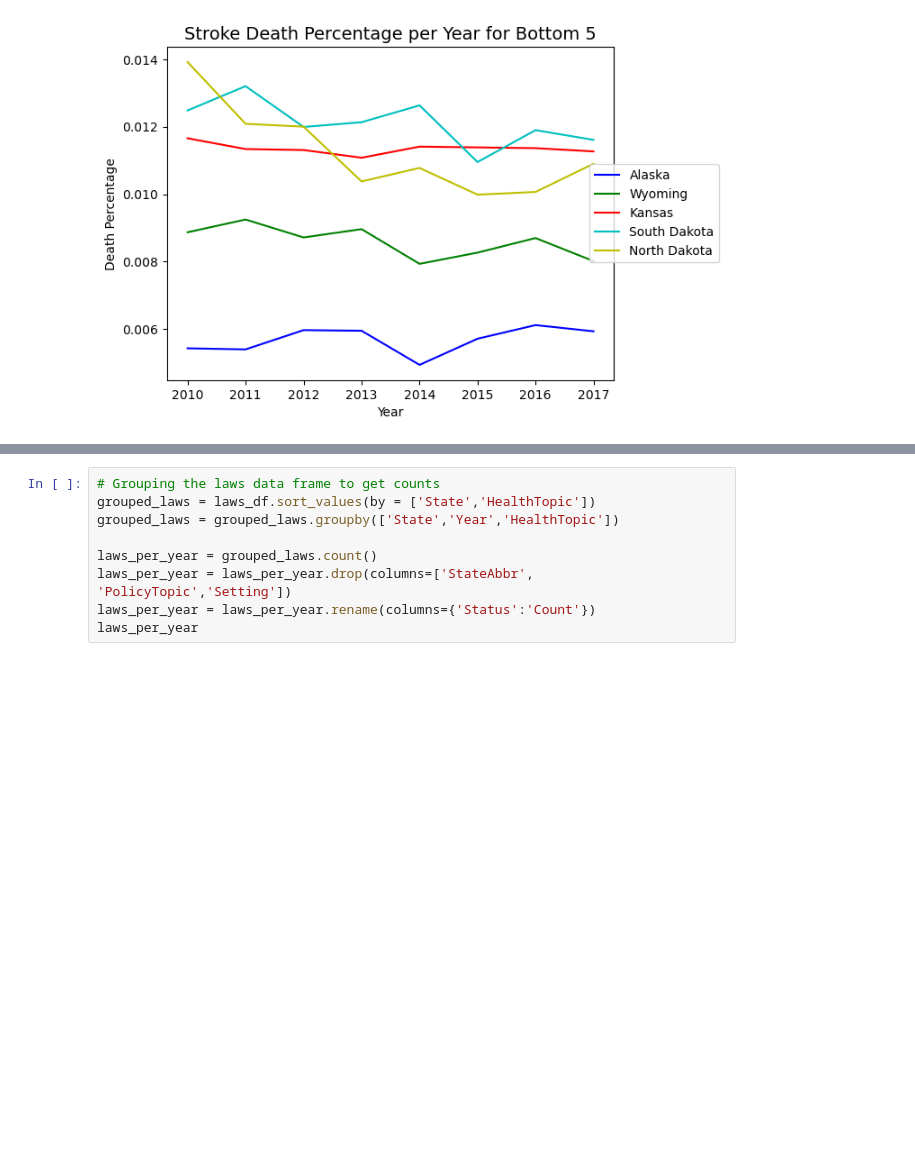
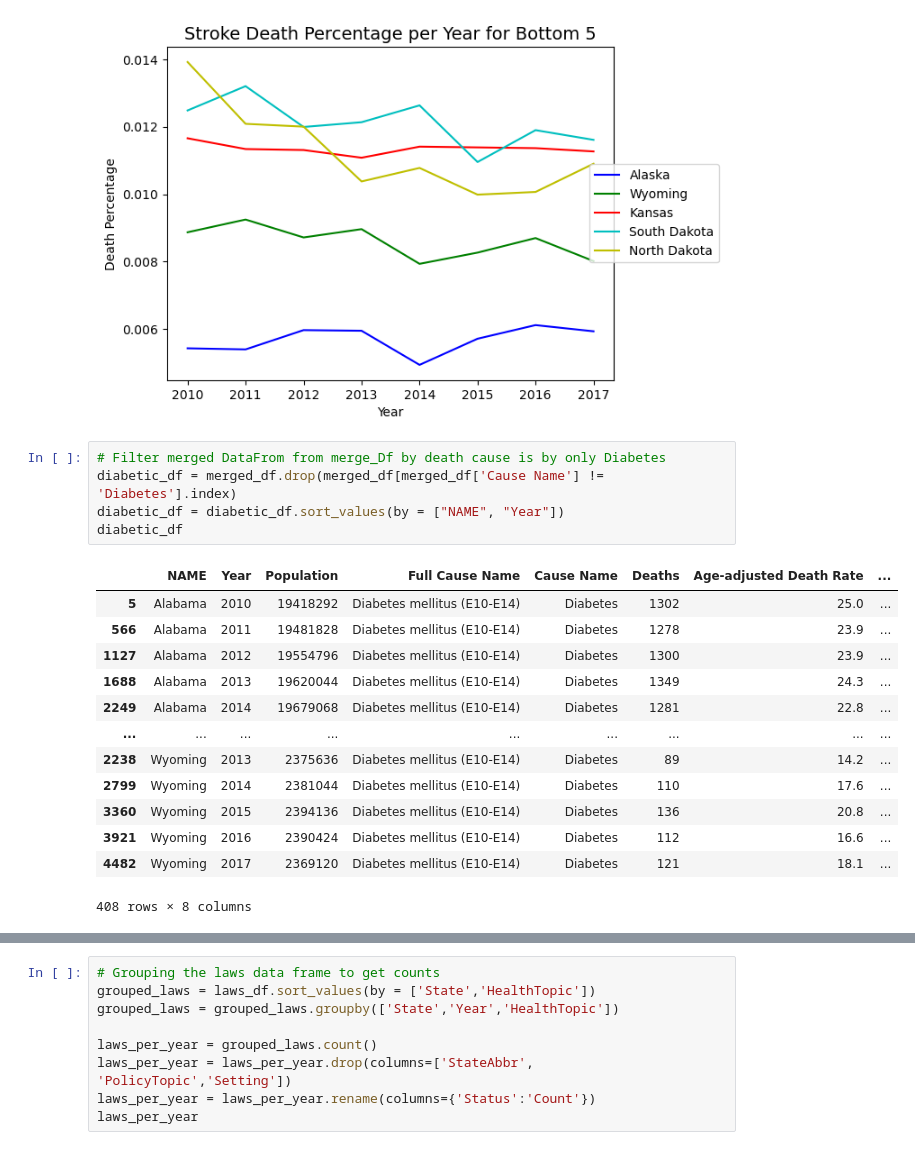
Before and after one commit to wreinhold/bootcamp-group1-project, a Jupyter notebook: deaths_legislation.ipynb, the cells around one changed output, grey strips where cells are left out. Saved outputs shown, nothing was run; the diff lists cells and outputs as text; blank space fills up the shorter version.

```diff
--- a/deaths_legislation.ipynb
+++ b/deaths_legislation.ipynb
@@ -147,3 +147,22 @@ plt.legend(loc='center right', bbox_to_anchor=(1.25, 0.5))
 plt.show()
 # %% [output]
 [figure]
+# %%
+# Filter merged DataFrom from merge_Df by death cause is by only Diabetes
+diabetic_df = merged_df.drop(merged_df[merged_df['Cause Name'] != 'Diabetes'].index)
+diabetic_df = diabetic_df.sort_values(by = ["NAME", "Year"])
+diabetic_df
+# %% [output]
+|  | NAME | Year | Population | Full Cause Name | Cause Name | Deaths | Age-adjusted Death Rate | ... |
+| 5 | Alabama | 2010 | 19418292 | Diabetes mellitus (E10-E14) | Diabetes | 1302 | 25.0 | ... |
+| 566 | Alabama | 2011 | 19481828 | Diabetes mellitus (E10-E14) | Diabetes | 1278 | 23.9 | ... |
+| 1127 | Alabama | 2012 | 19554796 | Diabetes mellitus (E10-E14) | Diabetes | 1300 | 23.9 | ... |
+| 1688 | Alabama | 2013 | 19620044 | Diabetes mellitus (E10-E14) | Diabetes | 1349 | 24.3 | ... |
+| 2249 | Alabama | 2014 | 19679068 | Diabetes mellitus (E10-E14) | Diabetes | 1281 | 22.8 | ... |
+| ... | ... | ... | ... | ... | ... | ... | ... | ... |
+| 2238 | Wyoming | 2013 | 2375636 | Diabetes mellitus (E10-E14) | Diabetes | 89 | 14.2 | ... |
+| 2799 | Wyoming | 2014 | 2381044 | Diabetes mellitus (E10-E14) | Diabetes | 110 | 17.6 | ... |
+| 3360 | Wyoming | 2015 | 2394136 | Diabetes mellitus (E10-E14) | Diabetes | 136 | 20.8 | ... |
+| 3921 | Wyoming | 2016 | 2390424 | Diabetes mellitus (E10-E14) | Diabetes | 112 | 16.6 | ... |
+| 4482 | Wyoming | 2017 | 2369120 | Diabetes mellitus (E10-E14) | Diabetes | 121 | 18.1 | ... |
+408 rows × 8 columns
```
Also changed, not shown: parts of 3 cells of this notebook.
